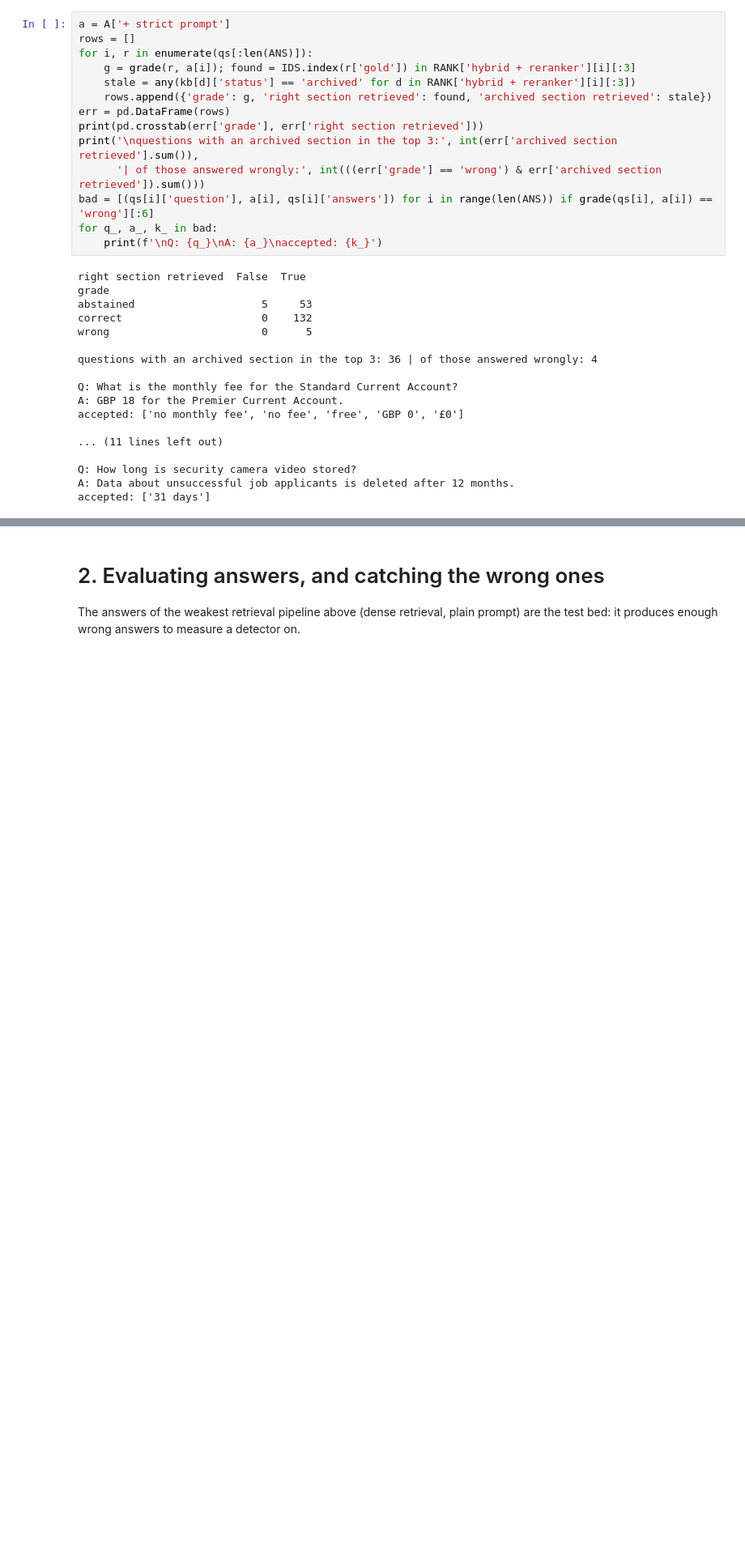
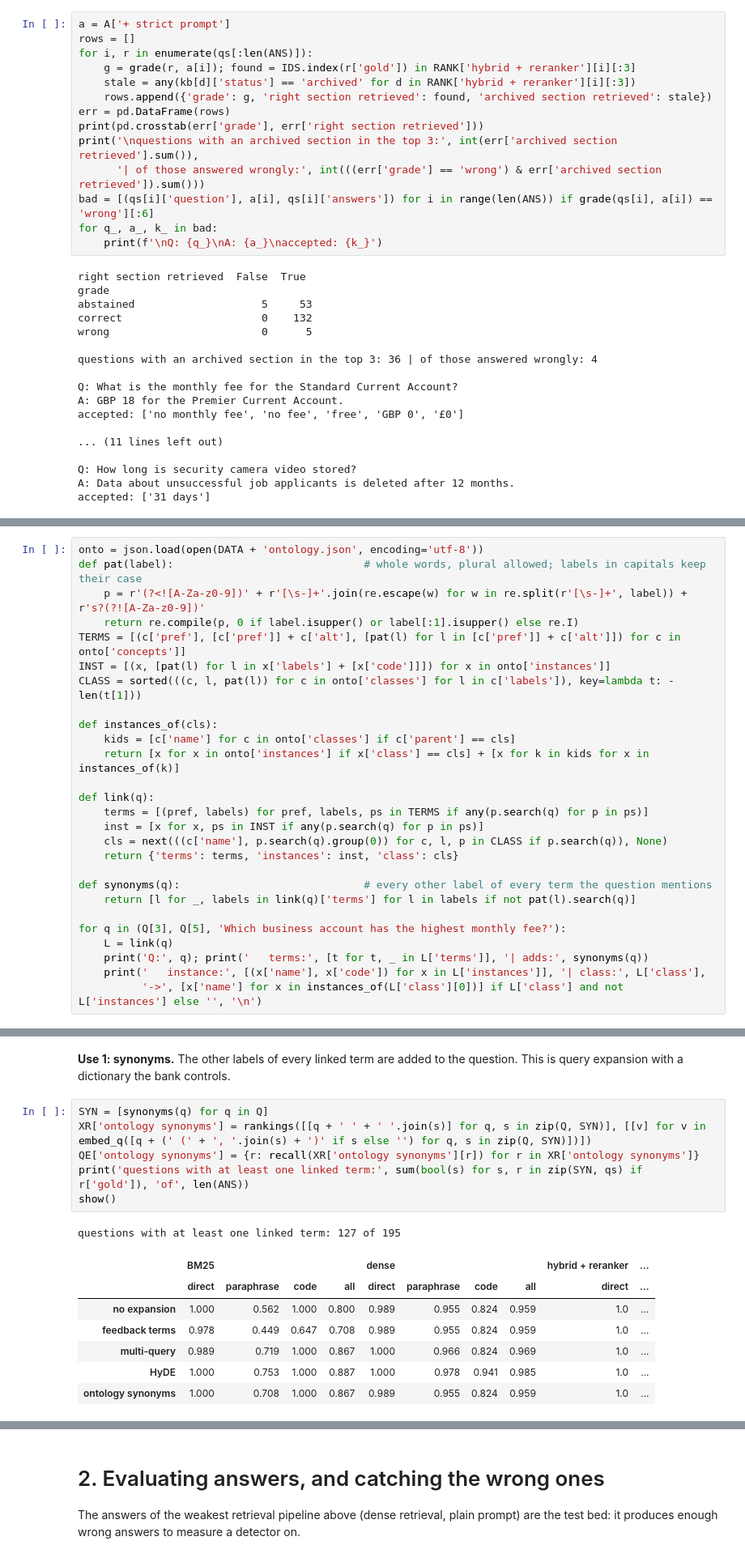
Before and after one commit to iitm-da/finance-ml, a Jupyter notebook: llm/llms_in_depth.ipynb, the cells around one changed output, grey strips where cells are left out. Shown at 81% size. Cells and saved outputs as stored; diff of their text form; blank space fills up the shorter version.

```diff
--- a/llm/llms_in_depth.ipynb
+++ b/llm/llms_in_depth.ipynb
@@ -375,0 +614,27 @@ accepted: ['31 days']
+# %%
+onto = json.load(open(DATA + 'ontology.json', encoding='utf-8'))
+def pat(label):                              # whole words, plural allowed; labels in capitals keep their case
+    p = r'(?<![A-Za-z0-9])' + r'[\s-]+'.join(re.escape(w) for w in re.split(r'[\s-]+', label)) + r's?(?![A-Za-z0-9])'
+    return re.compile(p, 0 if label.isupper() or label[:1].isupper() else re.I)
+TERMS = [(c['pref'], [c['pref']] + c['alt'], [pat(l) for l in [c['pref']] + c['alt']]) for c in onto['concepts']]
+INST = [(x, [pat(l) for l in x['labels'] + [x['code']]]) for x in onto['instances']]
+CLASS = sorted(((c, l, pat(l)) for c in onto['classes'] for l in c['labels']), key=lambda t: -len(t[1]))
+
+def instances_of(cls):
+    kids = [c['name'] for c in onto['classes'] if c['parent'] == cls]
+    return [x for x in onto['instances'] if x['class'] == cls] + [x for k in kids for x in instances_of(k)]
+
+def link(q):
+    terms = [(pref, labels) for pref, labels, ps in TERMS if any(p.search(q) for p in ps)]
+    inst = [x for x, ps in INST if any(p.search(q) for p in ps)]
+    cls = next(((c['name'], p.search(q).group(0)) for c, l, p in CLASS if p.search(q)), None)
+    return {'terms': terms, 'instances': inst, 'class': cls}
+
+def synonyms(q):                             # every other label of every term the question mentions
+    return [l for _, labels in link(q)['terms'] for l in labels if not pat(l).search(q)]
+
+for q in (Q[3], Q[5], 'Which business account has the highest monthly fee?'):
+    L = link(q)
+    print('Q:', q); print('   terms:', [t for t, _ in L['terms']], '| adds:', synonyms(q))
+    print('   instance:', [(x['name'], x['code']) for x in L['instances']], '| class:', L['class'],
+          '->', [x['name'] for x in instances_of(L['class'][0])] if L['class'] and not L['instances'] else '', '\n')
@@ -375,0 +653,18 @@ accepted: ['31 days']
+# %% [markdown]
+**Use 1: synonyms.** The other labels of every linked term are added to the question. This is query expansion with
+a dictionary the bank controls.
+# %%
+SYN = [synonyms(q) for q in Q]
+XR['ontology synonyms'] = rankings([[q + ' ' + ' '.join(s)] for q, s in zip(Q, SYN)], [[v] for v in embed_q([q + (' (' + ', '.join(s) + ')' if s else '') for q, s in zip(Q, SYN)])])
+QE['ontology synonyms'] = {r: recall(XR['ontology synonyms'][r]) for r in XR['ontology synonyms']}
+print('questions with at least one linked term:', sum(bool(s) for s, r in zip(SYN, qs) if r['gold']), 'of', len(ANS))
+show()
+# %% [output]
+questions with at least one linked term: 127 of 195
+|  | BM25 |  |  |  | dense |  |  |  | hybrid + reranker | ... |
+|  | direct | paraphrase | code | all | direct | paraphrase | code | all | direct | ... |
+| no expansion | 1.000 | 0.562 | 1.000 | 0.800 | 0.989 | 0.955 | 0.824 | 0.959 | 1.0 | ... |
+| feedback terms | 0.978 | 0.449 | 0.647 | 0.708 | 0.989 | 0.955 | 0.824 | 0.959 | 1.0 | ... |
+| multi-query | 0.989 | 0.719 | 1.000 | 0.867 | 1.000 | 0.966 | 0.824 | 0.969 | 1.0 | ... |
+| HyDE | 1.000 | 0.753 | 1.000 | 0.887 | 1.000 | 0.978 | 0.941 | 0.985 | 1.0 | ... |
+| ontology synonyms | 1.000 | 0.708 | 1.000 | 0.867 | 0.989 | 0.955 | 0.824 | 0.959 | 1.0 | ... |
```
Also changed, not shown: parts of 18 cells of this notebook, 12 other files.
